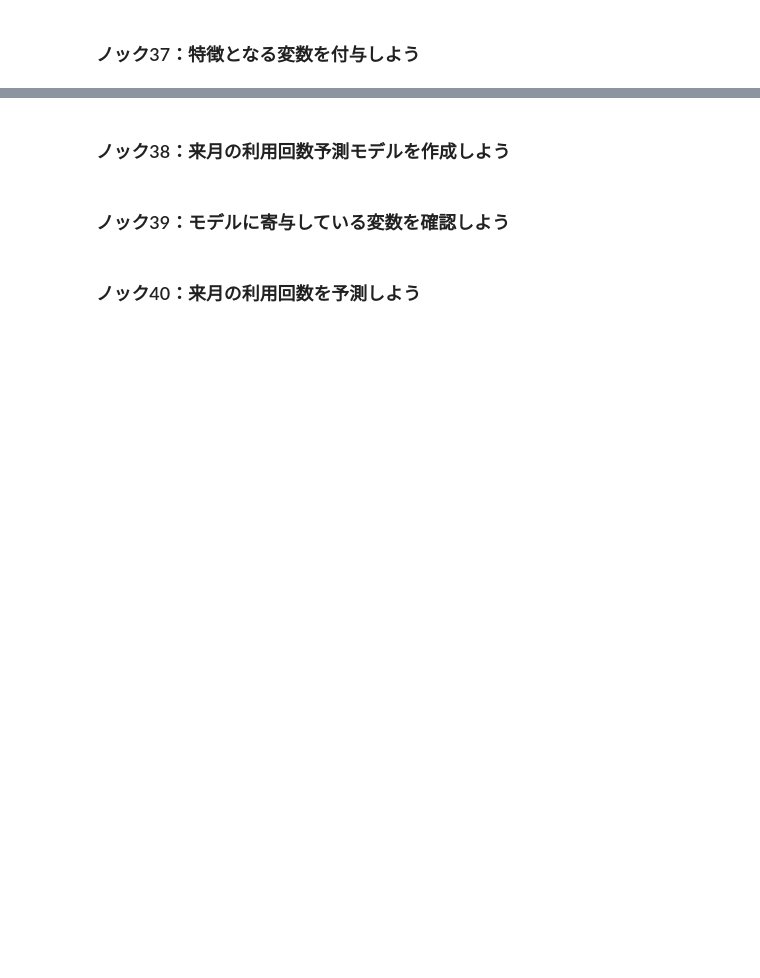
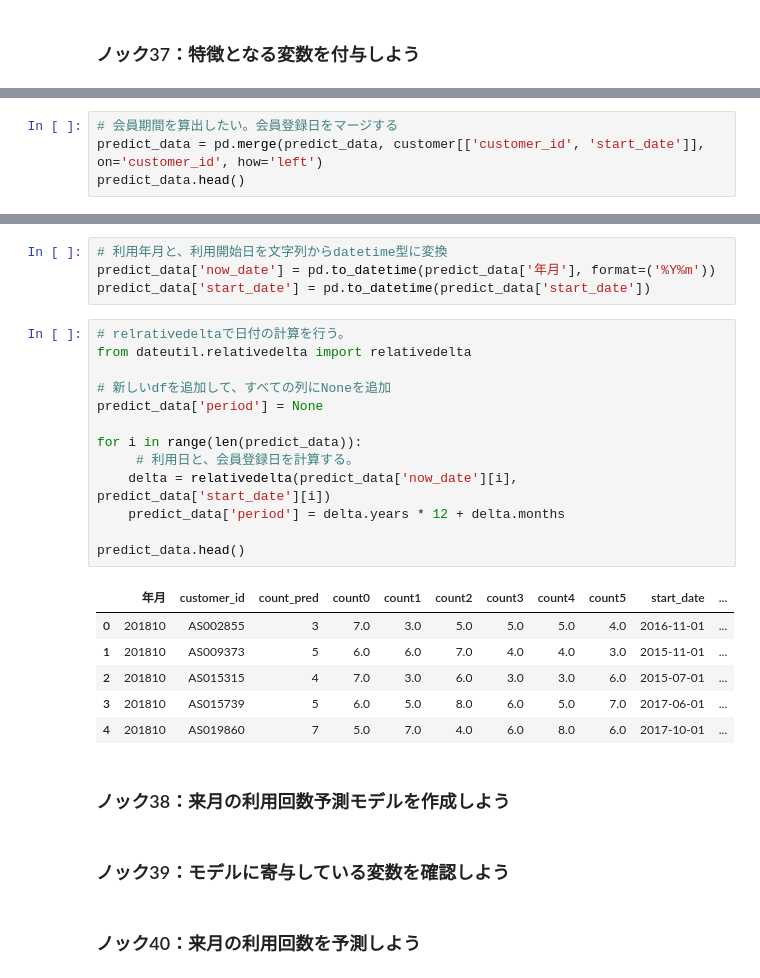
Before and after one commit to kakikawa/python_practice_1, a Jupyter notebook: 4章/4章_顧客の行動を予測する.ipynb, the cells around one changed output, grey strips where cells are left out. Drawn from its saved outputs; the diff is of its cells as text; blank space fills up the shorter version.

```diff
--- a/4章/4章_顧客の行動を予測する１０本ノック.ipynb
+++ b/4章/4章_顧客の行動を予測する.ipynb
@@ -245,0 +402,4 @@ print(explained_variance_df)
+# %%
+# 会員期間を算出したい。会員登録日をマージする
+predict_data = pd.merge(predict_data, customer[['customer_id', 'start_date']], on='customer_id', how='left')
+predict_data.head()
@@ -246,3 +413,27 @@ print(explained_variance_df)
+# %%
+# 利用年月と、利用開始日を文字列からdatetime型に変換
+predict_data['now_date'] = pd.to_datetime(predict_data['年月'], format=('%Y%m'))
+predict_data['start_date'] = pd.to_datetime(predict_data['start_date'])
+# %%
+# relrativedeltaで日付の計算を行う。
+from dateutil.relativedelta import relativedelta
+
+# 新しいdfを追加して、すべての列にNoneを追加
+predict_data['period'] = None
+
+for i in range(len(predict_data)):
+     # 利用日と、会員登録日を計算する。
+    delta = relativedelta(predict_data['now_date'][i], predict_data['start_date'][i])
+    predict_data['period'] = delta.years * 12 + delta.months
+
+predict_data.head()
+# %% [output]
+|  | 年月 | customer_id | count_pred | count0 | count1 | count2 | count3 | count4 | count5 | start_date | ... |
+| 0 | 201810 | AS002855 | 3 | 7.0 | 3.0 | 5.0 | 5.0 | 5.0 | 4.0 | 2016-11-01 | ... |
+| 1 | 201810 | AS009373 | 5 | 6.0 | 6.0 | 7.0 | 4.0 | 4.0 | 3.0 | 2015-11-01 | ... |
+| 2 | 201810 | AS015315 | 4 | 7.0 | 3.0 | 6.0 | 3.0 | 3.0 | 6.0 | 2015-07-01 | ... |
+| 3 | 201810 | AS015739 | 5 | 6.0 | 5.0 | 8.0 | 6.0 | 5.0 | 7.0 | 2017-06-01 | ... |
+| 4 | 201810 | AS019860 | 7 | 5.0 | 7.0 | 4.0 | 6.0 | 8.0 | 6.0 | 2017-10-01 | ... |
 # %% [markdown]
 ### ノック38：来月の利用回数予測モデルを作成しよう
 # %% [markdown]
```
Also changed, not shown: parts of 15 cells of this notebook, 1 other file.
